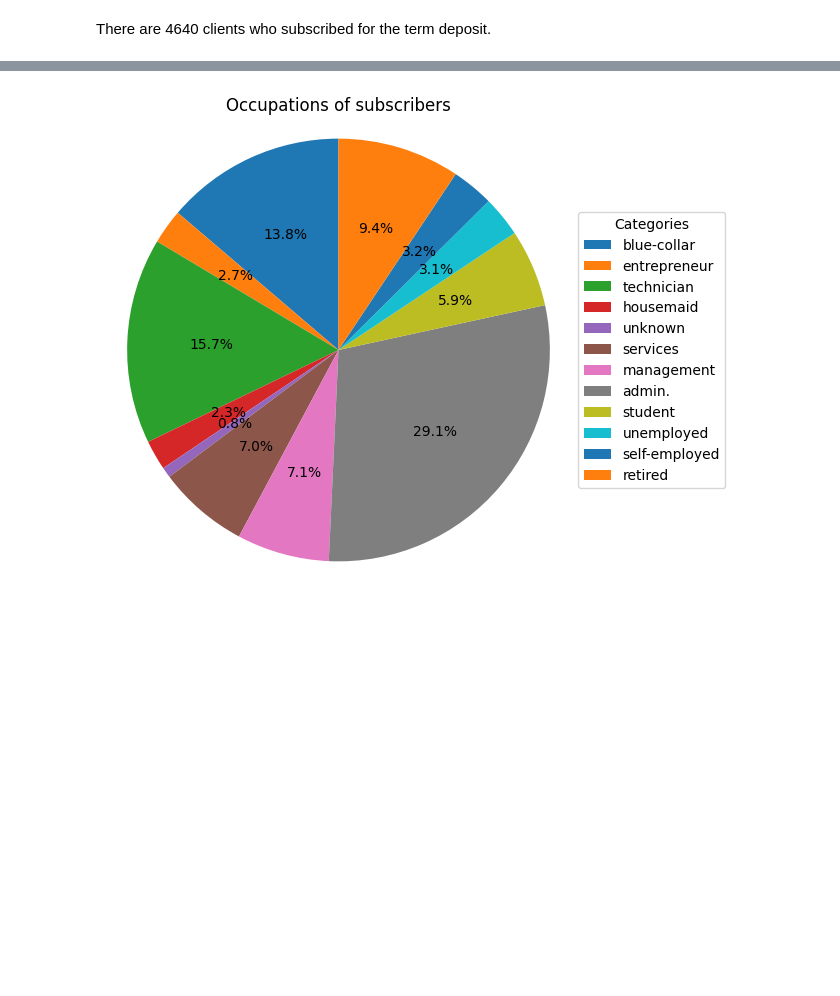
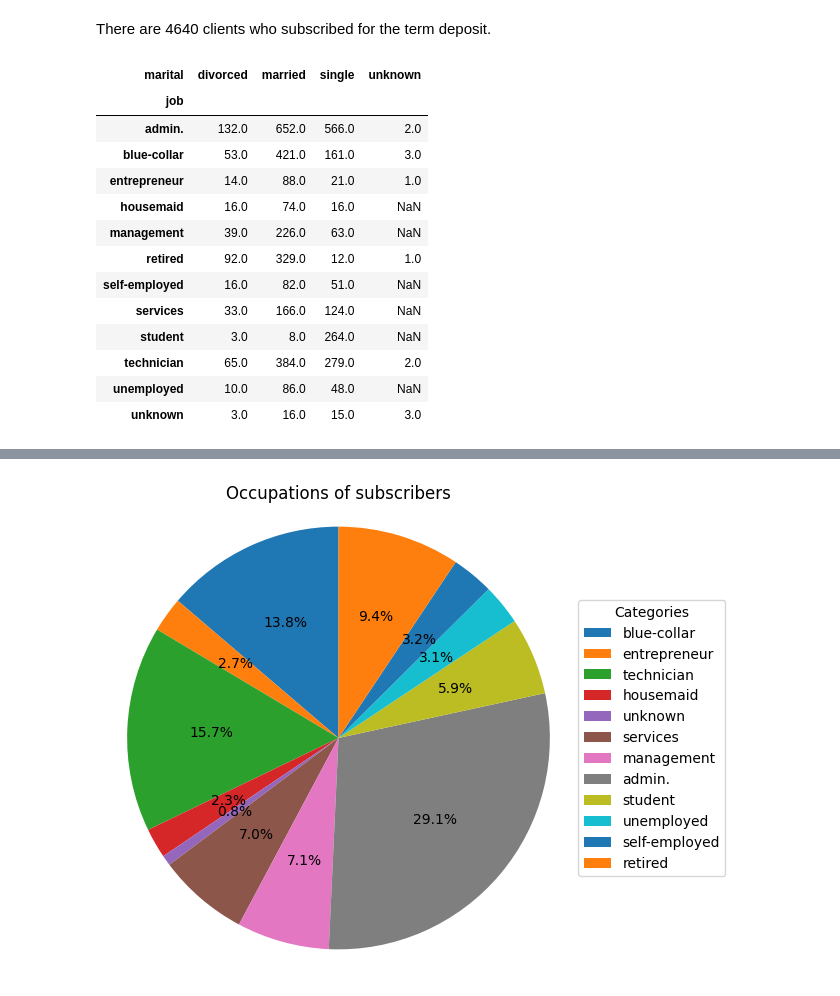
Before and after one commit to srimos/DI_Bootcamp, a Jupyter notebook: Week11/hackathon.ipynb, the cells around one changed output, grey strips where cells are left out. Drawn from its saved outputs; the diff is of its cells as text; code cells hidden in the pictures; blank space fills up the shorter version.

```diff
--- a/Week11/hackathon.ipynb
+++ b/Week11/hackathon.ipynb
@@ -313,2 +313,20 @@ df_y
 # %% [markdown]
 There are 4640 clients who subscribed for the term deposit.
+# %%
+df_y_job=df_y.groupby('job')['marital'].value_counts().unstack()
+df_y_job
+# %% [output]
+| marital | divorced | married | single | unknown |
+| job |  |  |  |  |
+| admin. | 132.0 | 652.0 | 566.0 | 2.0 |
+| blue-collar | 53.0 | 421.0 | 161.0 | 3.0 |
+| entrepreneur | 14.0 | 88.0 | 21.0 | 1.0 |
+| housemaid | 16.0 | 74.0 | 16.0 | NaN |
+| management | 39.0 | 226.0 | 63.0 | NaN |
+| retired | 92.0 | 329.0 | 12.0 | 1.0 |
+| self-employed | 16.0 | 82.0 | 51.0 | NaN |
+| services | 33.0 | 166.0 | 124.0 | NaN |
+| student | 3.0 | 8.0 | 264.0 | NaN |
+| technician | 65.0 | 384.0 | 279.0 | 2.0 |
+| unemployed | 10.0 | 86.0 | 48.0 | NaN |
+| unknown | 3.0 | 16.0 | 15.0 | 3.0 |
```
Also changed, not shown: parts of 13 cells of this notebook, 1 other file.
